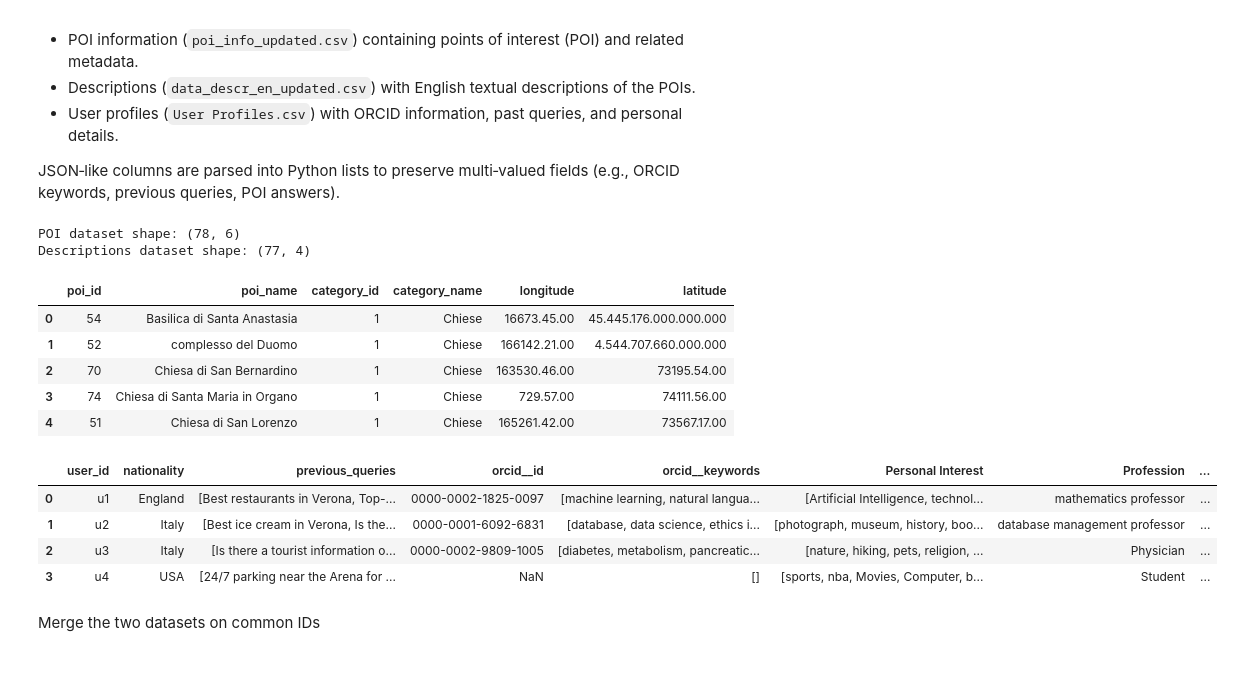
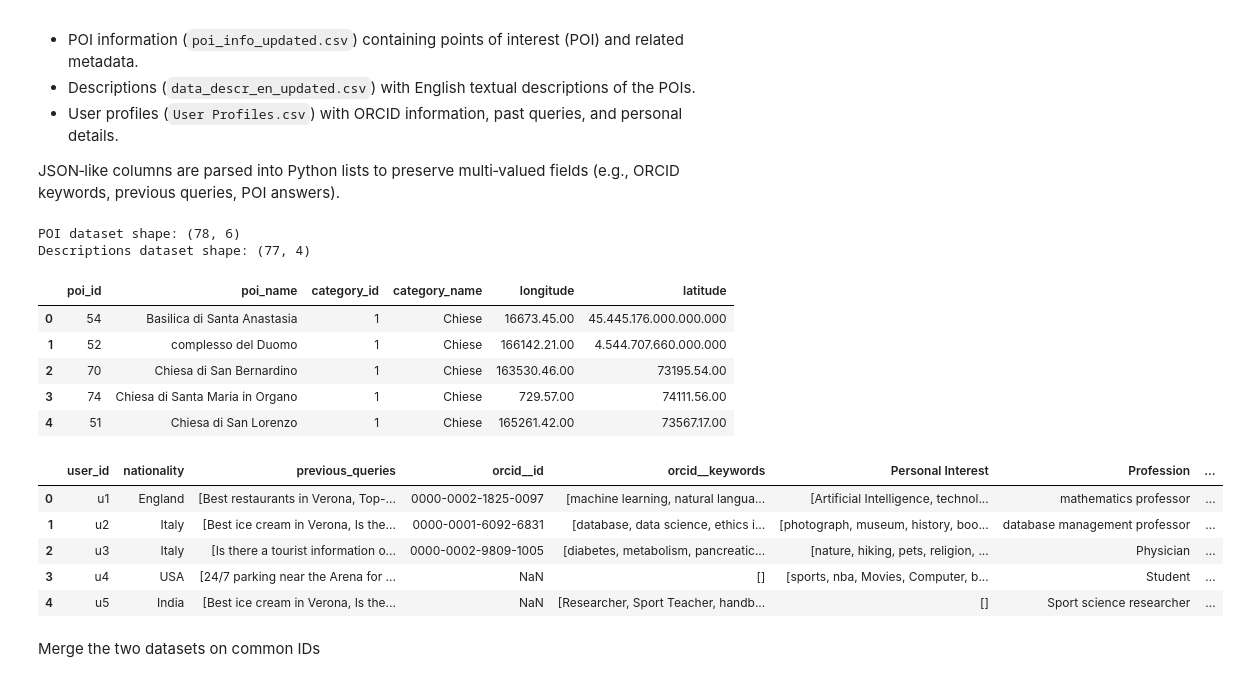
Before and after one commit to FedericoVaona99/Tesi_Query_Reccomendations, a Jupyter notebook: prova_versione_funzionante.ipynb, the cells around one changed output. Saved outputs shown, nothing was run; the diff lists cells and outputs as text; code cells hidden in the pictures.

```diff
--- a/prova_versione_funzionante.ipynb
+++ b/prova_versione_funzionante.ipynb
@@ -48,34 +48,35 @@ JSON‑like columns are parsed into Python lists to preserve multi‑valued fiel
 # %%
 # Load CSV files
 poi_df = pd.read_csv("Datasets/poi_info_updated.csv")
 descr_df = pd.read_csv("Datasets/data_descr_en_updated.csv")
-users_df = pd.read_csv("Datasets/User Profiles.csv")
+users_df = pd.read_csv("Datasets/User Profiles_updated.csv")
 
 # Parse JSON array cells into Python lists
 users_df["orcid__keywords"] = users_df["orcid__keywords"].apply(lambda x: json.loads(x) if isinstance(x, str) else [])
 users_df["previous_queries"] = users_df["previous_queries"].apply(lambda x: json.loads(x) if isinstance(x, str) else [])
 users_df["Personal Interest"] = users_df["Personal Interest"].apply(lambda x: json.loads(x) if isinstance(x, str) else [])
 users_df["POI_answers"] = users_df["POI_answers"].apply(lambda x: json.loads(x) if isinstance(x, str) else [])
 
 # Display dataset shapes and first few rows
 print("POI dataset shape:", poi_df.shape)
 print("Descriptions dataset shape:", descr_df.shape)
 display(poi_df.head())
 display(users_df.head())
 # %% [output]
 POI dataset shape: (78, 6)
 Descriptions dataset shape: (77, 4)
 |  | poi_id | poi_name | category_id | category_name | longitude | latitude |
 | 0 | 54 | Basilica di Santa Anastasia | 1 | Chiese | 16673.45.00 | 45.445.176.000.000.000 |
 | 1 | 52 | complesso del Duomo | 1 | Chiese | 166142.21.00 | 4.544.707.660.000.000 |
 | 2 | 70 | Chiesa di San Bernardino | 1 | Chiese | 163530.46.00 | 73195.54.00 |
 | 3 | 74 | Chiesa di Santa Maria in Organo | 1 | Chiese | 729.57.00 | 74111.56.00 |
 | 4 | 51 | Chiesa di San Lorenzo | 1 | Chiese | 165261.42.00 | 73567.17.00 |
 |  | user_id | nationality | previous_queries | orcid__id | orcid__keywords | Personal Interest | Profession | ... |
 | 0 | u1 | England | [Best restaurants in Verona, Top-... | 0000-0002-1825-0097 | [machine learning, natural langua... | [Artificial Intelligence, technol... | mathematics professor | ... |
 | 1 | u2 | Italy | [Best ice cream in Verona, Is the... | 0000-0001-6092-6831 | [database, data science, ethics i... | [photograph, museum, history, boo... | database management professor | ... |
 | 2 | u3 | Italy | [Is there a tourist information o... | 0000-0002-9809-1005 | [diabetes, metabolism, pancreatic... | [nature, hiking, pets, religion, ... | Physician | ... |
 | 3 | u4 | USA | [24/7 parking near the Arena for ... | NaN | [] | [sports, nba, Movies, Computer, b... | Student | ... |
+| 4 | u5 | India | [Best ice cream in Verona, Is the... | NaN | [Researcher, Sport Teacher, handb... | [] | Sport science researcher | ... |
 # %% [markdown]
 Merge the two datasets on common IDs
 # %%
```
Also changed, not shown: parts of 15 cells of this notebook, 3 other files.
